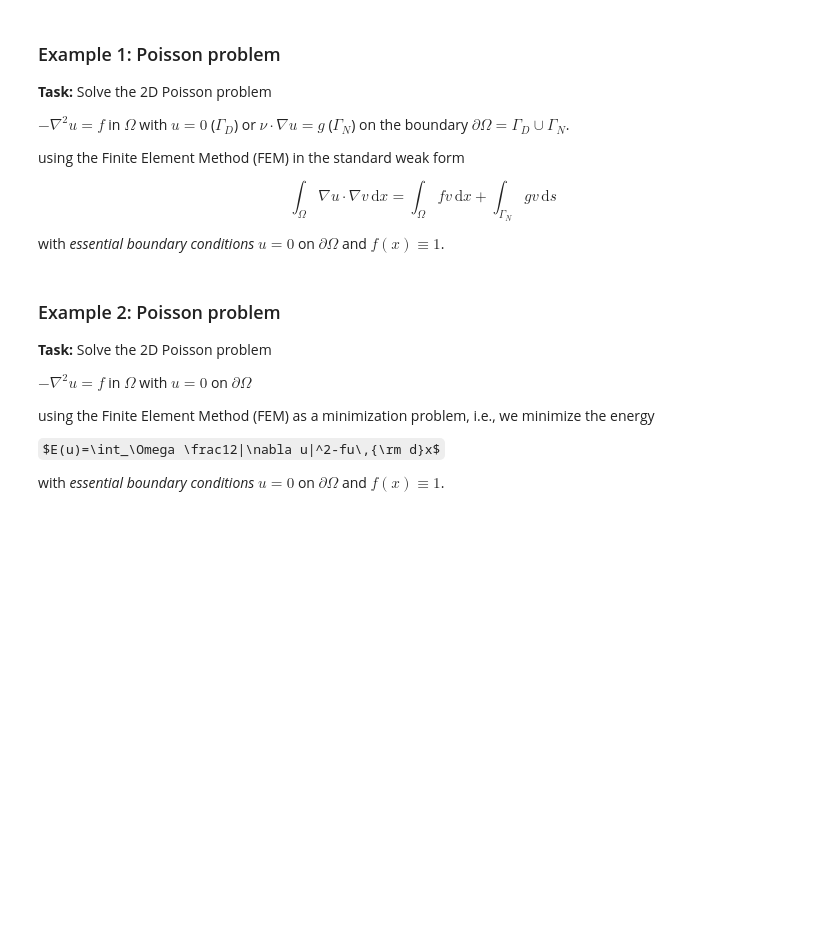
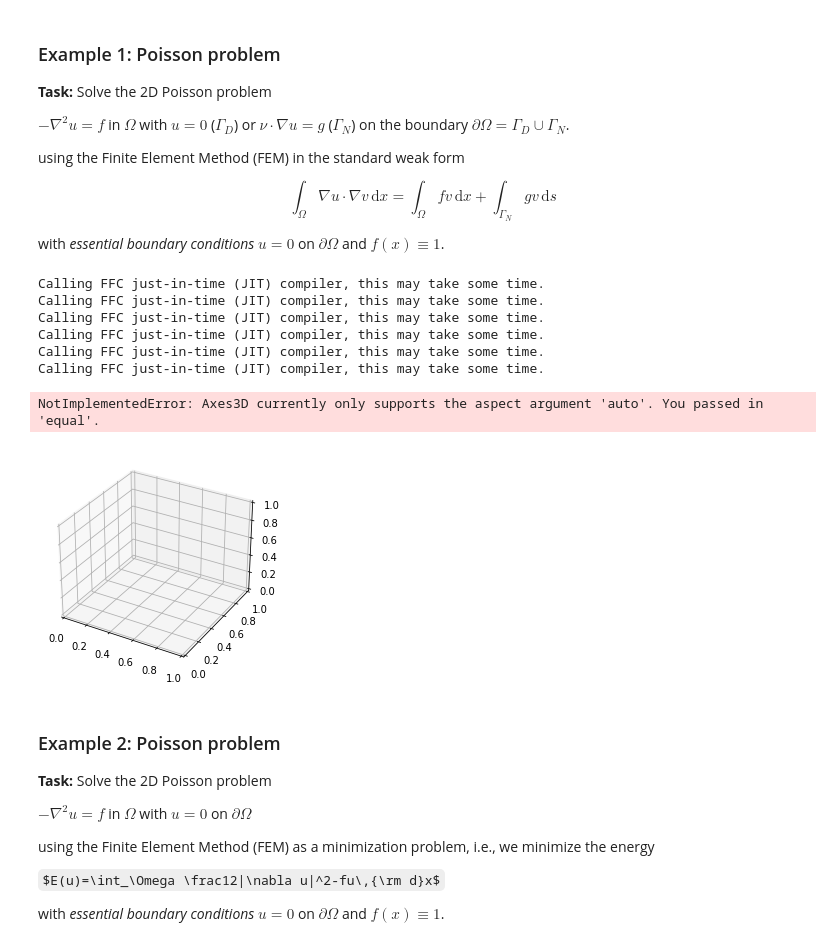
Before and after one commit to dpeschka/NumFluids, a Jupyter notebook: notebook/Lecture08.ipynb, the cells around one changed output. Saved outputs shown, nothing was run; the diff lists cells and outputs as text; code cells hidden in the pictures; some formulas as TeX source; blank space fills up the shorter version.

```diff
--- a/notebook/Lecture08.ipynb
+++ b/notebook/Lecture08.ipynb
@@ -62,30 +66,46 @@ $$
 
 with *essential boundary conditions* $u=0$ on $\partial\Omega$ and $f(x)\equiv1$.
 # %%
-mesh  = Mesh(fname1)
-V     = FunctionSpace(mesh, "CG", 1)
+#mesh  = Mesh(fname2)
+# mesh  = UnitSquareMesh(200,200)
+mesh   = UnitCubeMesh(16,16,16)
+
+V     = FunctionSpace(mesh, "CG", 2)
 
 def boundary(x):
     tol = 1e-3
     return near(x[1], 0, tol) or near(x[0],0,tol)
 
 # Define boundary condition
-bc = DirichletBC(V, Constant(0.0),boundary)
+#bc = DirichletBC(V, Constant(0.0),boundary)
+bc = DirichletBC(V, Constant(0.0),'on_boundary')
 
 # Define variational problem
 u = TrialFunction(V)
 v = TestFunction(V)
 f = Expression("10*exp(-(pow(x[0] - 0.5, 2) + pow(x[1] - 0.5, 2)) / 0.02)",degree=2)
+f = Expression("1.0",degree=2)
+
 g = Expression("-0.5*x[0]",degree=2)
 a = inner(grad(u), grad(v))*dx
-L = f*v*dx + g*v*ds
+L = f*v*dx #+ g*v*ds
 
 # Compute solution
 u = Function(V)
 solve(a == L, u, bc)
 
 # Plot solution
 plot(u)
+#plot(mesh,linewidth=1)
+# %% [output]
+Calling FFC just-in-time (JIT) compiler, this may take some time.
+Calling FFC just-in-time (JIT) compiler, this may take some time.
+Calling FFC just-in-time (JIT) compiler, this may take some time.
+Calling FFC just-in-time (JIT) compiler, this may take some time.
+Calling FFC just-in-time (JIT) compiler, this may take some time.
+Calling FFC just-in-time (JIT) compiler, this may take some time.
+NotImplementedError: Axes3D currently only supports the aspect argument 'auto'. You passed in 'equal'.
+[figure, added]
 # %% [markdown]
 ### Example 2: Poisson problem ###
 
```
Also changed, not shown: parts of 5 cells of this notebook.
